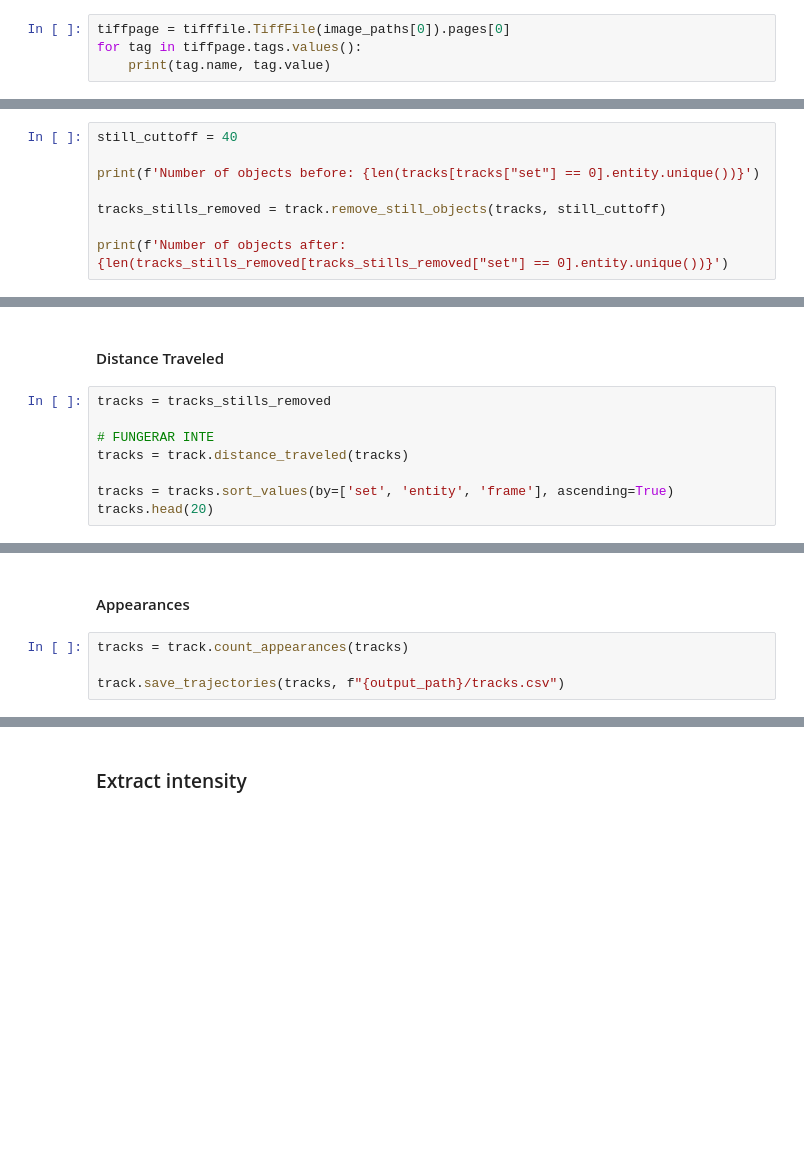
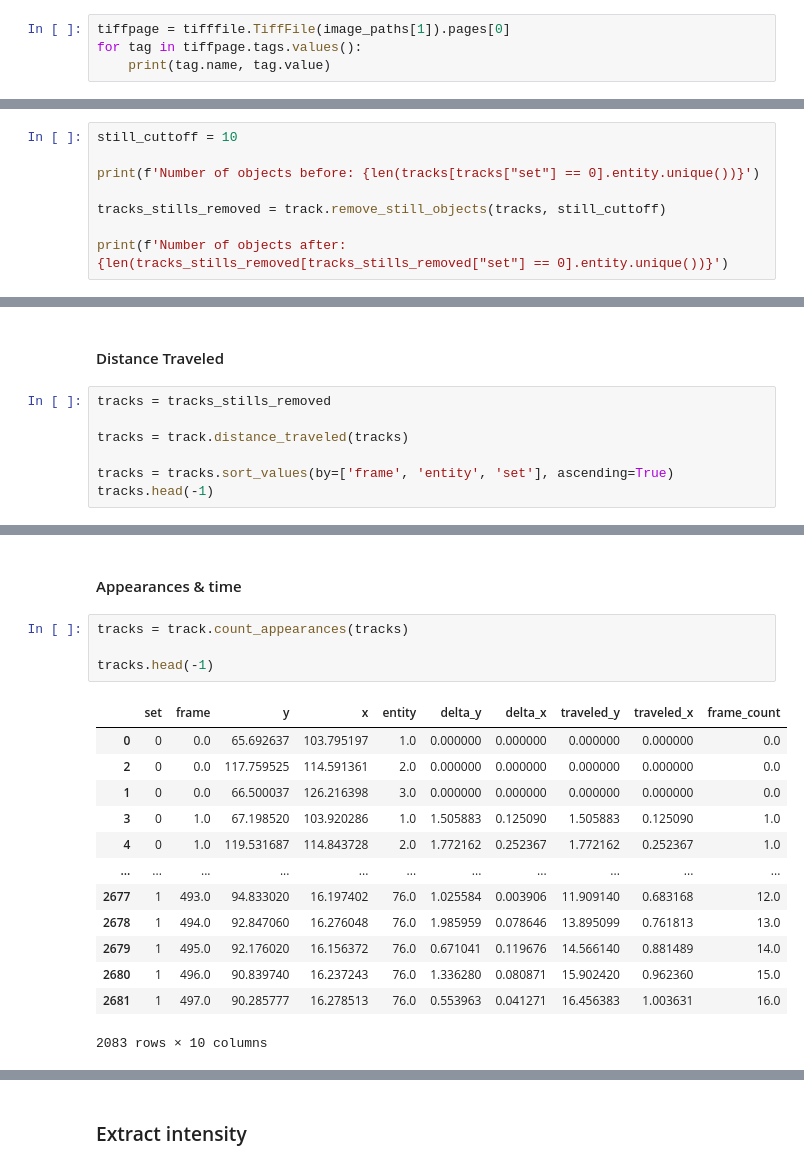
Before and after one commit to GideonJagen/EV-MAGIK, a Jupyter notebook: notebooks/inference.ipynb, the cells around one changed output, grey strips where cells are left out. Cells and saved outputs as stored; diff of their text form; blank space fills up the shorter version.

Commit message:
Add column for time

```diff
--- a/notebooks/inference.ipynb
+++ b/notebooks/inference.ipynb
@@ -59,6 +86,6 @@ utils.test_loadstar(image_paths[0], loadstar, alpha, cutoff, 1)
 # %% [markdown]
 ### Extract metadata
 # %%
-tiffpage = tifffile.TiffFile(image_paths[0]).pages[0]
+tiffpage = tifffile.TiffFile(image_paths[1]).pages[0]
 for tag in tiffpage.tags.values():
     print(tag.name, tag.value)
@@ -139,7 +203,7 @@ filtered_tracks
 # %% [markdown]
 ### Remove still particles
 # %%
-still_cuttoff = 40
+still_cuttoff = 10
 
 print(f'Number of objects before: {len(tracks[tracks["set"] == 0].entity.unique())}')
 
@@ -160,8 +226,7 @@ track.plot_trajectories(tracks_stills_removed, image_paths, output_path, pages_b
 # %%
 tracks = tracks_stills_removed
 
-# FUNGERAR INTE
 tracks = track.distance_traveled(tracks)
 
-tracks = tracks.sort_values(by=['set', 'entity', 'frame'], ascending=True)
-tracks.head(20)
+tracks = tracks.sort_values(by=['frame', 'entity', 'set'], ascending=True)
+tracks.head(-1)
@@ -168,6 +247,20 @@ tracks.head(20)
 # %% [markdown]
-#### Appearances
+#### Appearances & time
 # %%
 tracks = track.count_appearances(tracks)
 
-track.save_trajectories(tracks, f"{output_path}/tracks.csv")
+tracks.head(-1)
+# %% [output]
+|  | set | frame | y | x | entity | delta_y | delta_x | traveled_y | traveled_x | frame_count |
+| 0 | 0 | 0.0 | 65.692637 | 103.795197 | 1.0 | 0.000000 | 0.000000 | 0.000000 | 0.000000 | 0.0 |
+| 2 | 0 | 0.0 | 117.759525 | 114.591361 | 2.0 | 0.000000 | 0.000000 | 0.000000 | 0.000000 | 0.0 |
+| 1 | 0 | 0.0 | 66.500037 | 126.216398 | 3.0 | 0.000000 | 0.000000 | 0.000000 | 0.000000 | 0.0 |
+| 3 | 0 | 1.0 | 67.198520 | 103.920286 | 1.0 | 1.505883 | 0.125090 | 1.505883 | 0.125090 | 1.0 |
+| 4 | 0 | 1.0 | 119.531687 | 114.843728 | 2.0 | 1.772162 | 0.252367 | 1.772162 | 0.252367 | 1.0 |
+| ... | ... | ... | ... | ... | ... | ... | ... | ... | ... | ... |
+| 2677 | 1 | 493.0 | 94.833020 | 16.197402 | 76.0 | 1.025584 | 0.003906 | 11.909140 | 0.683168 | 12.0 |
+| 2678 | 1 | 494.0 | 92.847060 | 16.276048 | 76.0 | 1.985959 | 0.078646 | 13.895099 | 0.761813 | 13.0 |
+| 2679 | 1 | 495.0 | 92.176020 | 16.156372 | 76.0 | 0.671041 | 0.119676 | 14.566140 | 0.881489 | 14.0 |
+| 2680 | 1 | 496.0 | 90.839740 | 16.237243 | 76.0 | 1.336280 | 0.080871 | 15.902420 | 0.962360 | 15.0 |
+| 2681 | 1 | 497.0 | 90.285777 | 16.278513 | 76.0 | 0.553963 | 0.041271 | 16.456383 | 1.003631 | 16.0 |
+2083 rows × 10 columns
```
Also changed, not shown: parts of 16 cells of this notebook.
